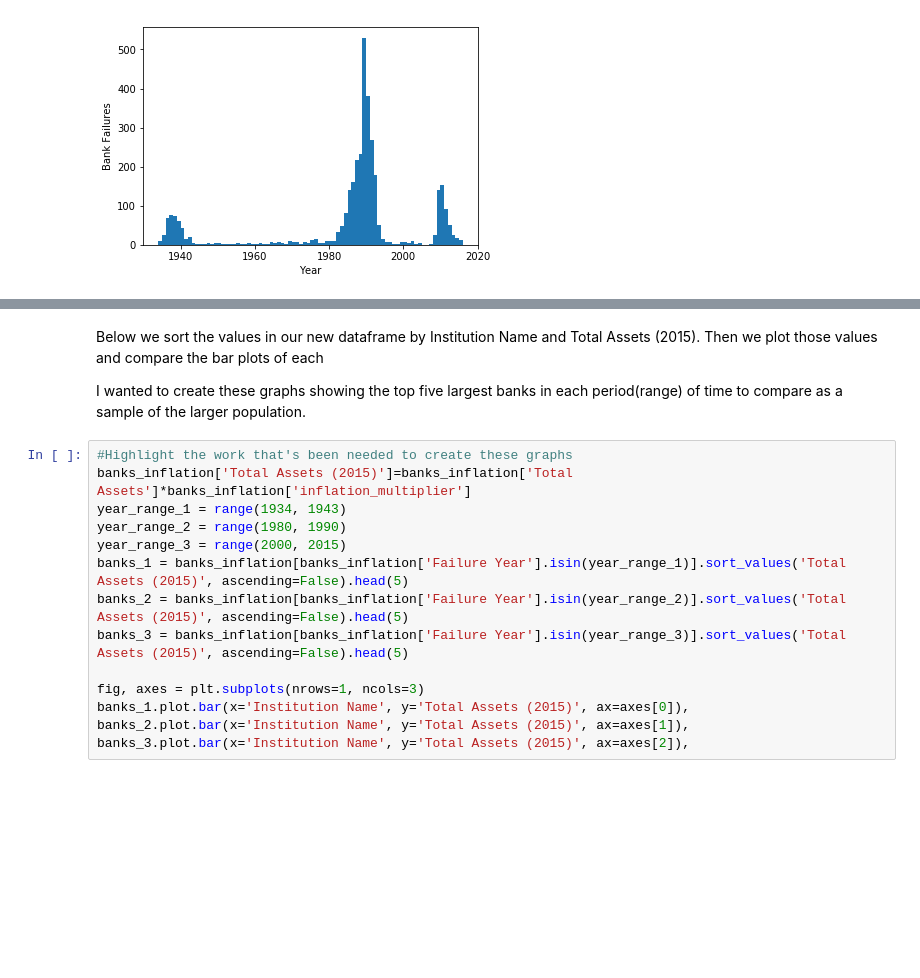
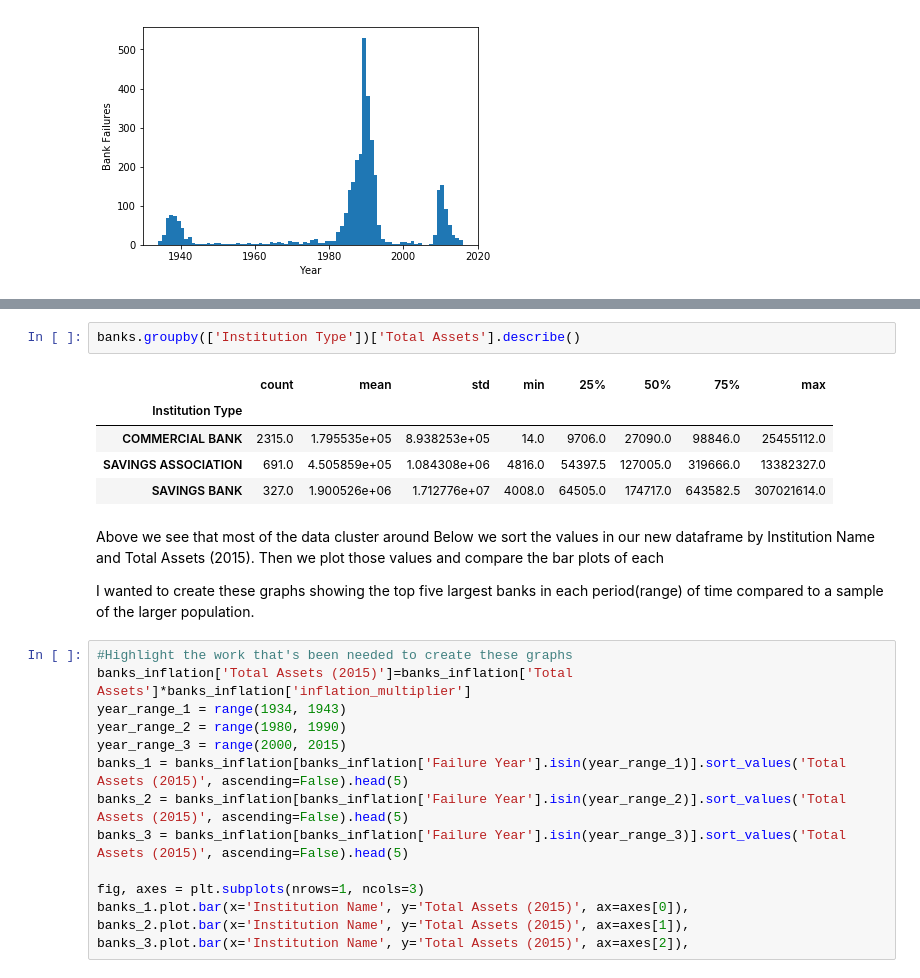
Before and after one commit to bar10009/Thinkful-Capstone-, a Jupyter notebook: Capstone Project 2018.ipynb, the cells around one changed output, grey strips where cells are left out. Drawn from its saved outputs; the diff is of its cells as text; blank space fills up the shorter version.

```diff
--- a/Capstone Project 2018.ipynb
+++ b/Capstone Project 2018.ipynb
@@ -204,8 +235,17 @@ print(r, p) #Then we sort the values by Institution Name and Total Assets (2015)
+# %%
+banks.groupby(['Institution Type'])['Total Assets'].describe()
+# %% [output]
+|  | count | mean | std | min | 25% | 50% | 75% | max |
+| Institution Type |  |  |  |  |  |  |  |  |
+| COMMERCIAL BANK | 2315.0 | 1.795535e+05 | 8.938253e+05 | 14.0 | 9706.0 | 27090.0 | 98846.0 | 25455112.0 |
+| SAVINGS ASSOCIATION | 691.0 | 4.505859e+05 | 1.084308e+06 | 4816.0 | 54397.5 | 127005.0 | 319666.0 | 13382327.0 |
+| SAVINGS BANK | 327.0 | 1.900526e+06 | 1.712776e+07 | 4008.0 | 64505.0 | 174717.0 | 643582.5 | 307021614.0 |
 # %% [markdown]
+Above we see that most of the data cluster around
 Below we sort the values in our new dataframe by Institution Name and Total Assets (2015).
 Then we plot those values and compare the bar plots of each
 
-I wanted to create these graphs showing the top five largest banks in each period(range) of time to compare as a sample of the larger population.
+I wanted to create these graphs showing the top five largest banks in each period(range) of time compared to a sample of the larger population.
 # %%
 #Highlight the work that's been needed to create these graphs
 banks_inflation['Total Assets (2015)']=banks_inflation['Total Assets']*banks_inflation['inflation_multiplier']
```
Also changed, not shown: parts of 26 cells of this notebook.
